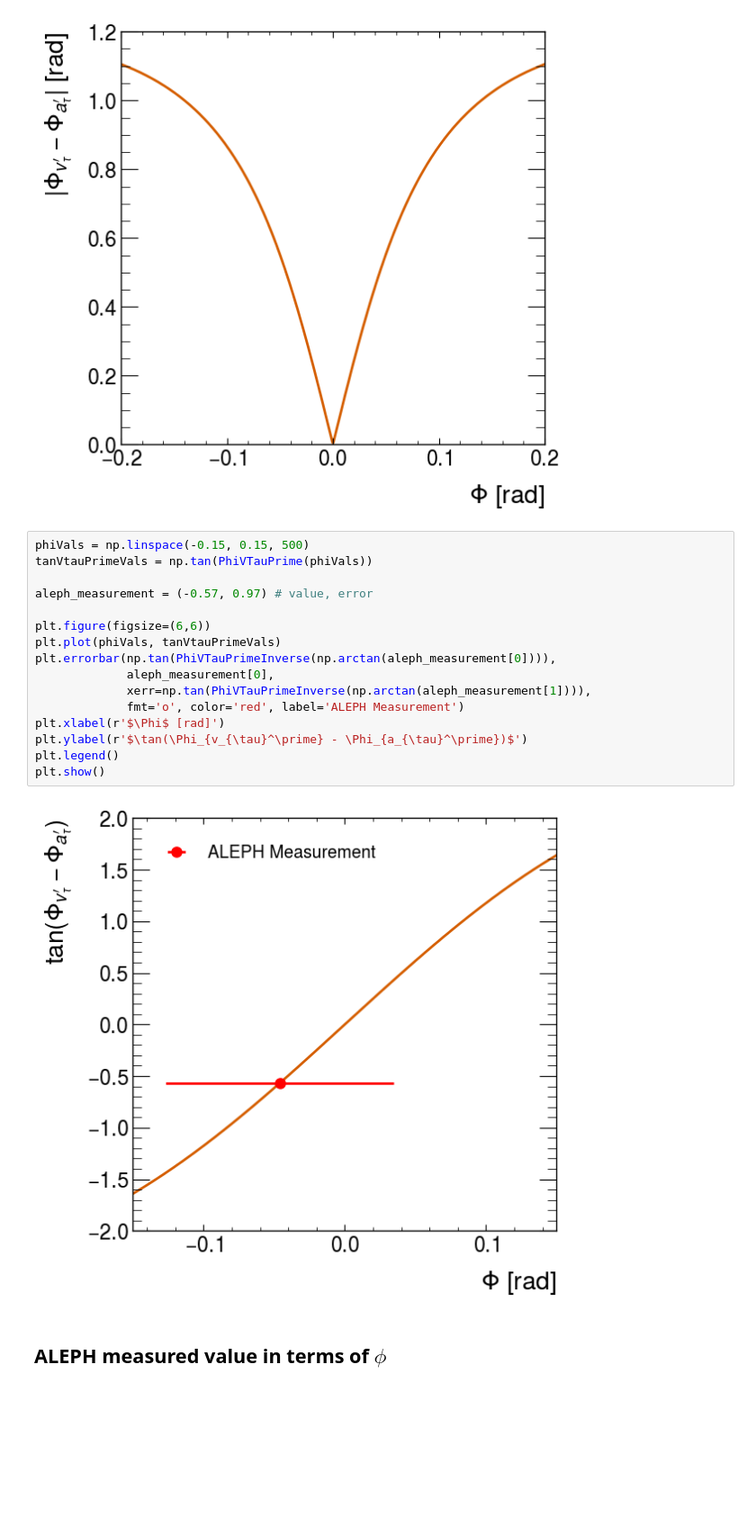
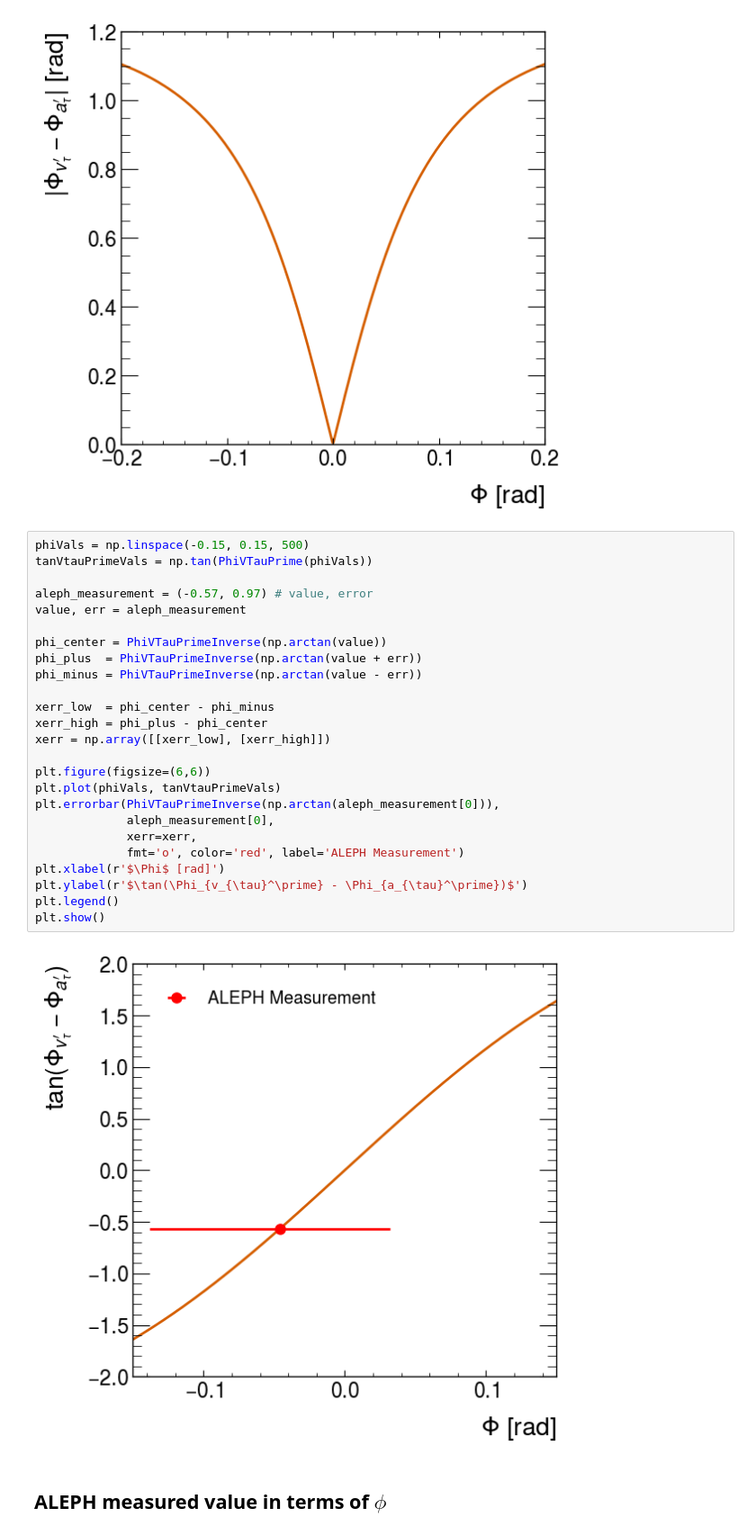
Before and after one commit to milescb/SpinCorrelations, a Jupyter notebook: SpinCorrelations.ipynb, the cells around one changed output. Shown at 90% size. Saved outputs shown, nothing was run; the diff lists cells and outputs as text; blank space fills up the shorter version.

Commit message:
remove incorrect tans, fix errors

```diff
--- a/SpinCorrelations.ipynb
+++ b/SpinCorrelations.ipynb
@@ -40,21 +40,30 @@ plt.show()
 # %%
 phiVals = np.linspace(-0.15, 0.15, 500)
 tanVtauPrimeVals = np.tan(PhiVTauPrime(phiVals))
 
 aleph_measurement = (-0.57, 0.97) # value, error
+value, err = aleph_measurement
+
+phi_center = PhiVTauPrimeInverse(np.arctan(value))
+phi_plus  = PhiVTauPrimeInverse(np.arctan(value + err))
+phi_minus = PhiVTauPrimeInverse(np.arctan(value - err))
+
+xerr_low  = phi_center - phi_minus
+xerr_high = phi_plus - phi_center
+xerr = np.array([[xerr_low], [xerr_high]])
 
 plt.figure(figsize=(6,6))
 plt.plot(phiVals, tanVtauPrimeVals)
-plt.errorbar(np.tan(PhiVTauPrimeInverse(np.arctan(aleph_measurement[0]))),
+plt.errorbar(PhiVTauPrimeInverse(np.arctan(aleph_measurement[0])),
              aleph_measurement[0],
-             xerr=np.tan(PhiVTauPrimeInverse(np.arctan(aleph_measurement[1]))),
+             xerr=xerr,
              fmt='o', color='red', label='ALEPH Measurement')
 plt.xlabel(r'$\Phi$ [rad]')
 plt.ylabel(r'$\tan(\Phi_{v_{\tau}^\prime} - \Phi_{a_{\tau}^\prime})$')
 plt.legend()
 plt.show()
 # %% [output]
-[figure, old version]
+[figure, new version]
 # %% [markdown]
 ## ALEPH measured value in terms of $\phi$
 # %%
```
Also changed, not shown: parts of 1 cell of this notebook.
